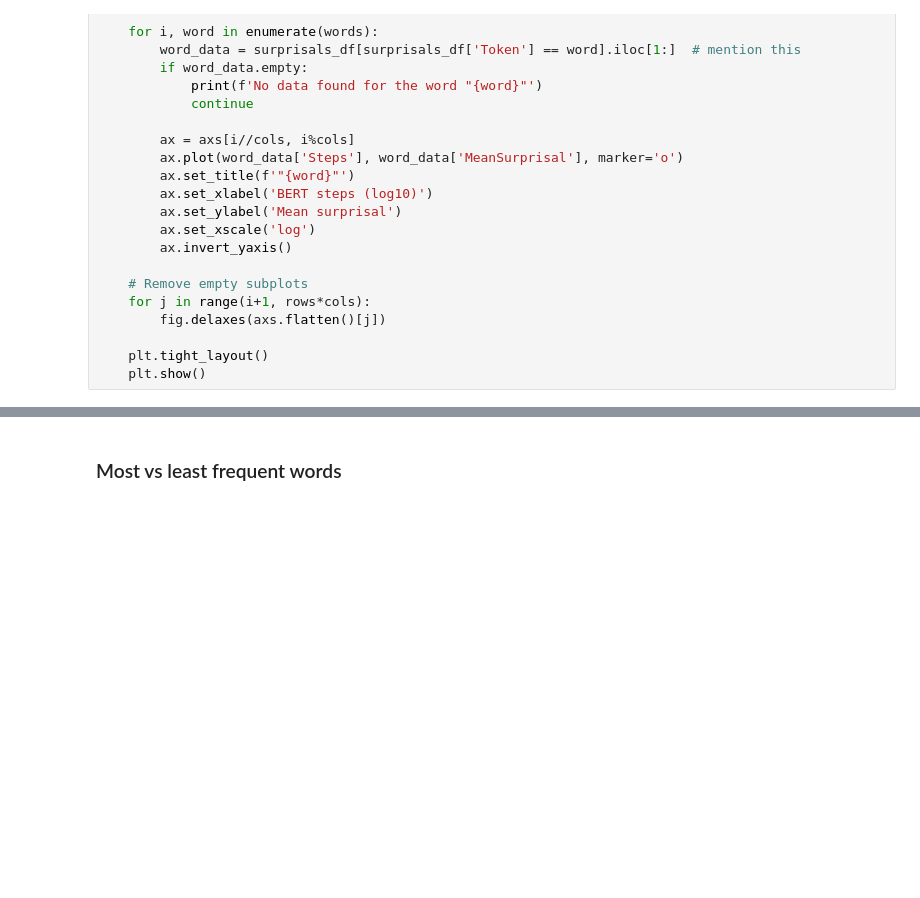
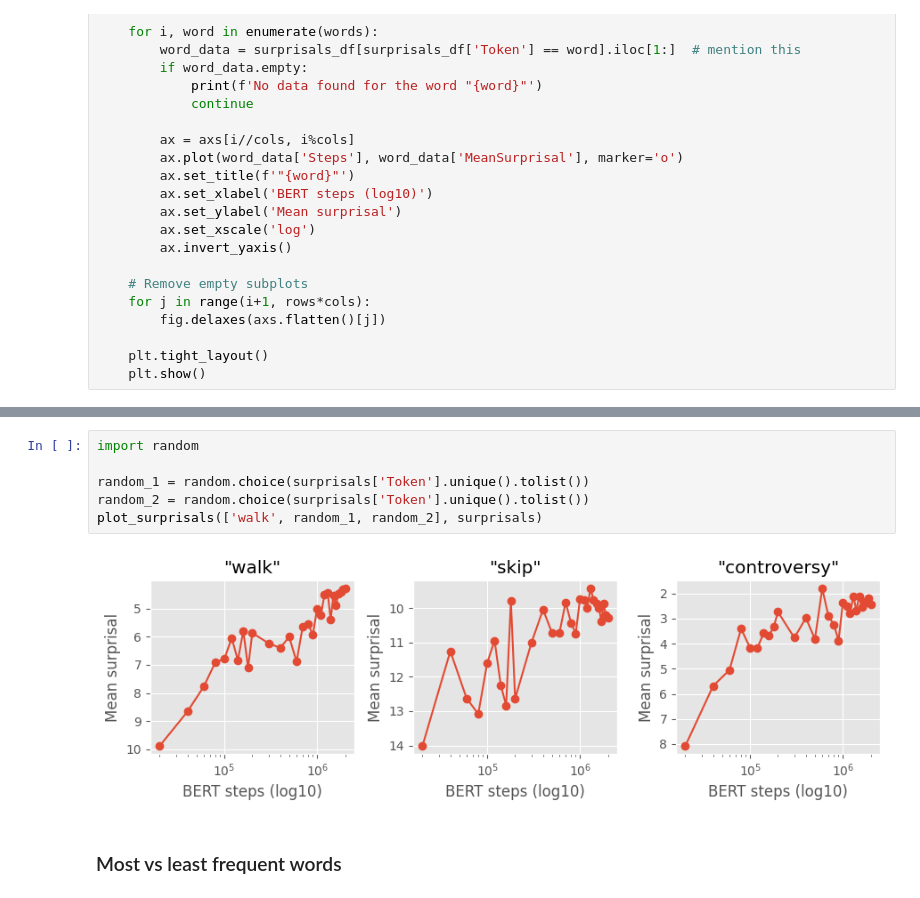
Before and after one commit to NazaninShafiabadi/word-acquisition-language-models, a Jupyter notebook: word_acquisition.ipynb, the cells around one changed output, grey strips where cells are left out. Drawn from its saved outputs; the diff is of its cells as text; blank space fills up the shorter version.

```diff
--- a/word_acquisition.ipynb
+++ b/word_acquisition.ipynb
@@ -87,3 +76,11 @@ surprisals
+# %%
+import random
+
+random_1 = random.choice(surprisals['Token'].unique().tolist())
+random_2 = random.choice(surprisals['Token'].unique().tolist())
+plot_surprisals(['walk', random_1, random_2], surprisals)
+# %% [output]
+[figure, added]
 # %% [markdown]
 ### Most vs least frequent words
 # %%
```
Also changed, not shown: parts of 10 cells of this notebook, 3 other files.
